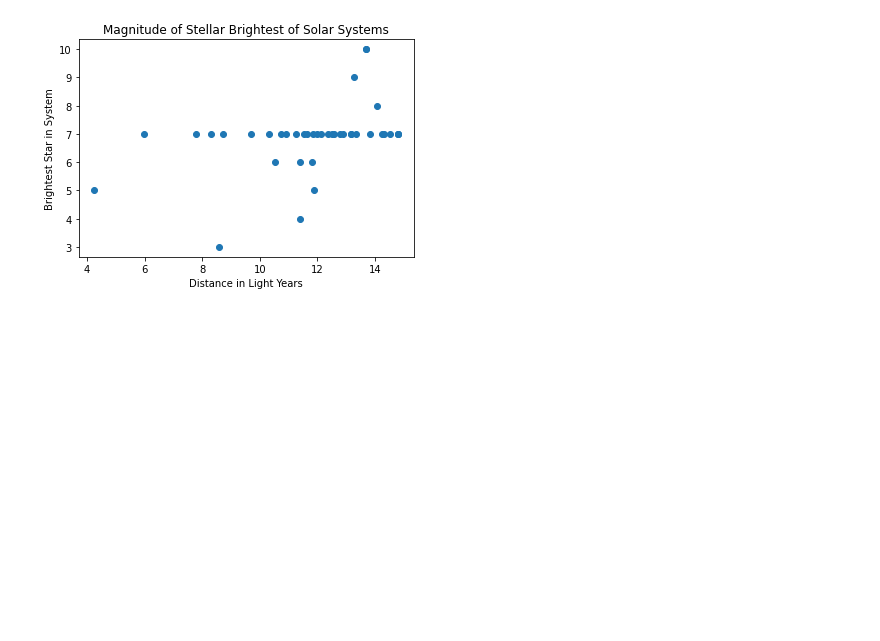
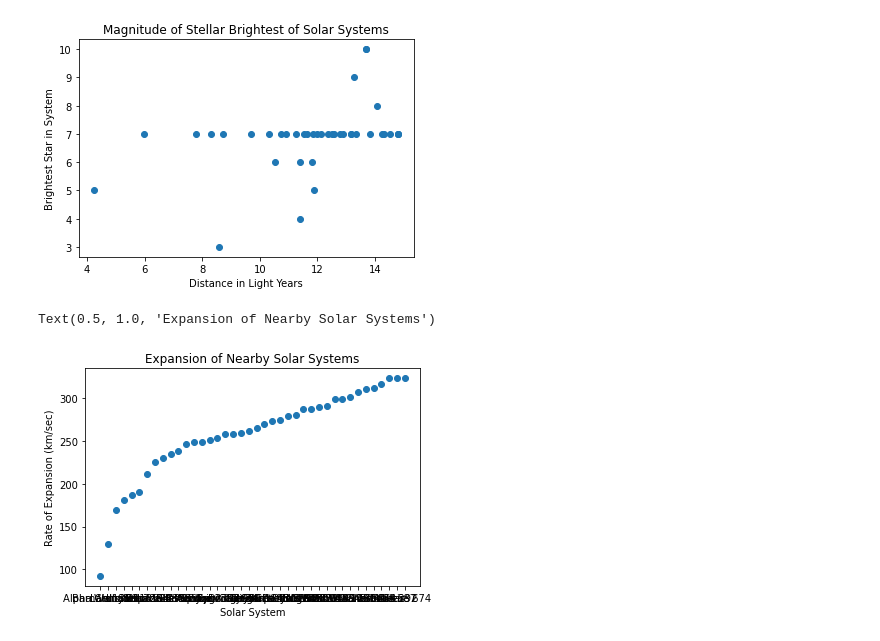
Before and after one commit to tamikataylor/PersonalDataSet, a Jupyter notebook: Personal_Data_Set.ipynb, the cells around one changed output. Saved outputs shown, nothing was run; the diff lists cells and outputs as text; code cells hidden in the pictures; blank space fills up the shorter version.

```diff
--- a/Personal_Data_Set.ipynb
+++ b/Personal_Data_Set.ipynb
@@ -9,7 +9,7 @@ Saving PDS.csv to PDS (2).csv
 # %%
 import pandas as pd
 import matplotlib.pyplot as plt
-df = pd.read_csv("PDS (2).csv")
+df = pd.read_csv("PDS.csv")
 df.head()
 # %% [output]
 |  | Unnamed: 0 | Solar System | Distance in Light Years | Stellar Type | Stellar Type in Number Scale | ... |
@@ -26,3 +26,11 @@ plt.title('Magnitude of Stellar Brightest of Solar Systems')
 # %% [output]
 Text(0.5, 1.0, 'Magnitude of Stellar Brightest of Solar Systems')
 [figure]
+# %%
+plt.scatter(df['Solar System'],df['Rate of Expansion (approximation) '])
+plt.xlabel('Solar System')
+plt.ylabel('Rate of Expansion (km/sec)')
+plt.title('Expansion of Nearby Solar Systems')
+# %% [output]
+Text(0.5, 1.0, 'Expansion of Nearby Solar Systems')
+[figure, added]
```
Also changed, not shown: parts of 1 cell of this notebook.
